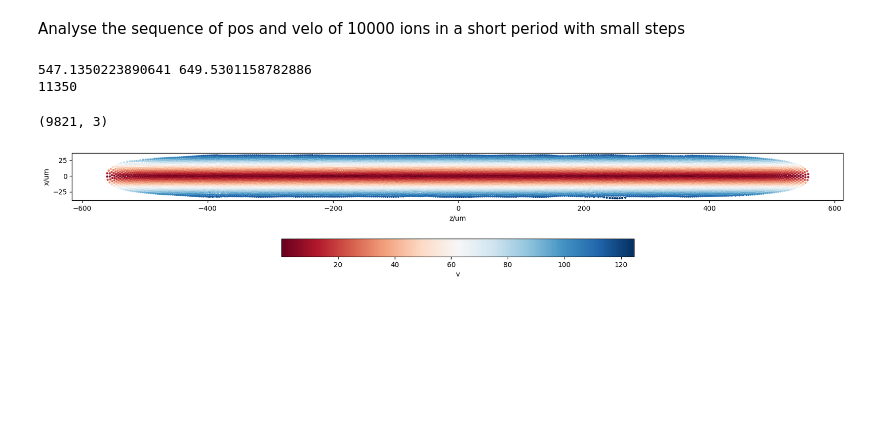
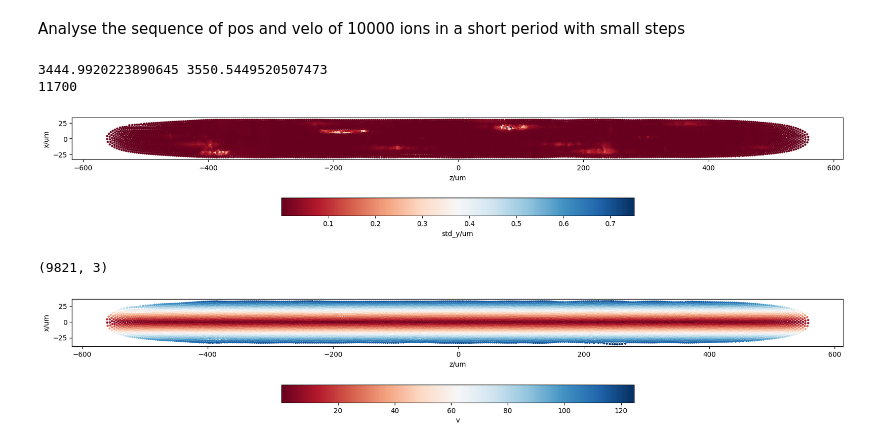
Before and after one commit to ylctql/ion-dynamic-simulation, a Jupyter notebook: src/sequence.ipynb, the cells around one changed output. Saved outputs shown, nothing was run; the diff lists cells and outputs as text; code cells hidden in the pictures; blank space fills up the shorter version.

```diff
--- a/src/sequence.ipynb
+++ b/src/sequence.ipynb
@@ -7,8 +7,8 @@ import matplotlib.pyplot as plt
 from scipy.signal import find_peaks
 import matplotlib.cm as cm
 
-start = 547.126#172.201#547.126 #us
-dt = 9.022389064166401e-03 #us
+start = 3444.983#405.719#172.201#547.126 #us
+dt = 9.022389064166401e-03 #us, interval*dt
 N = 10000
 config_name = "flat_28"
 data_source = "traj" #"status"
@@ -56,11 +56,6 @@ def analyse_freq(axis, mode='r', ion_id=0, plot=True):
     freqs = freqs[:half_Ns]
     magnitude = magnitude[:half_Ns]
 
-    # peaks, _ = find_peaks(freqs, height=0.0005)
-    # print("Motional frequency:", freqs[peaks])
-    # mag_max = np.max(magnitude[np.where(freqs>10)])
-    # print(freqs[np.where(magnitude==mag_max)])
-
     if plot:
         fig, ax = plt.subplots(2,1, figsize=(12, 6))
         # 绘制时域信号
@@ -75,12 +70,6 @@ def analyse_freq(axis, mode='r', ion_id=0, plot=True):
         ax[1].set_xlabel("Freq (MHz)")
         ax[1].set_ylabel("Amplitude")
         fig.suptitle("%s direction, %dth ion, mode=%s"%(label_list[axis], ion_id, mode))
-        # plt.xticks(np.arange(0, 100, 10))
-        # plt.xticks(np.arange(-100, 110, 10))
-        # plt.gca().xaxis.set_minor_locator(MultipleLocator(5))
-        # plt.grid(True, which='major', linestyle='-', color='gray', alpha=0.7)  # 主刻度网格
-        # plt.grid(True, which='minor', linestyle=':', color='lightgray', alpha=0.5)  # 次刻度网格
-
         plt.tight_layout()
         plt.show()
 
@@ -102,8 +91,10 @@ def freq_segment(axis=0, ion_id=0, min_freq=0, max_freq=100):
     plt.show()
     return peak_freq, peak_magnitude
 
-def pick_up_ion(ion_id):
+def pick_up_ion(ion_id, mask = None):
     r = np.load(dir_name+"/r/%.3fus.npy"%t_ls[-1])
+    if mask.all() != None:
+        r = r[mask, :]
     fig, ax = plt.subplots(figsize=(20, 10))
     colors = np.full(r.shape[0], 'b')
     colors[ion_id] = 'r'
@@ -113,8 +104,9 @@ def pick_up_ion(ion_id):
     ax.set_aspect("equal")
     plt.show()
 
-def colored_crystal(metric, t_frame=t_ls[-1], metric_name=''):
-    r = np.load(dir_name+"/r/%.3fus.npy"%t_frame)
+def colored_crystal(metric, r=None, t_frame=t_ls[-1], metric_name=''):
+    if r is None:
+        r = np.load(dir_name+"/r/%.3fus.npy"%t_frame)
     fig, ax = plt.subplots(figsize=(20, 10))
     cmap = cm.RdBu
     colors = metric
@@ -127,8 +119,23 @@ def colored_crystal(metric, t_frame=t_ls[-1], metric_name=''):
     plt.show()
 print(Nt)
 # %% [output]
-547.1350223890641 649.5301158782886
-11350
+3444.9920223890645 3550.5449520507473
+11700
+# %%
+# Mean pos
+
+r = np.zeros((Nt, N, 3))
+for t in range(Nt):
+    r[t] = np.load(dir_name+"/r/%.3fus.npy"%t_ls[t])
+mean_r = np.mean(r, axis=0)
+mask = np.abs(mean_r[:,0])<200
+mean_r = mean_r[mask]
+dr = r[:, mask, :] - mean_r[np.newaxis, :, :]
+std_r = np.std(dr, axis=0)
+# plt.scatter(mean_r[:,2], mean_r[:,0], c='b', s=5)
+colored_crystal(std_r[:, 1], r=mean_r, metric_name='std_y/um')
+# %% [output]
+[figure, added]
 # %%
 t_frame = 3444.983
 v = np.load(dir_name+"/v/%.3fus.npy"%t_frame)
```
Also changed, not shown: parts of 7 cells of this notebook, 9 other files.
